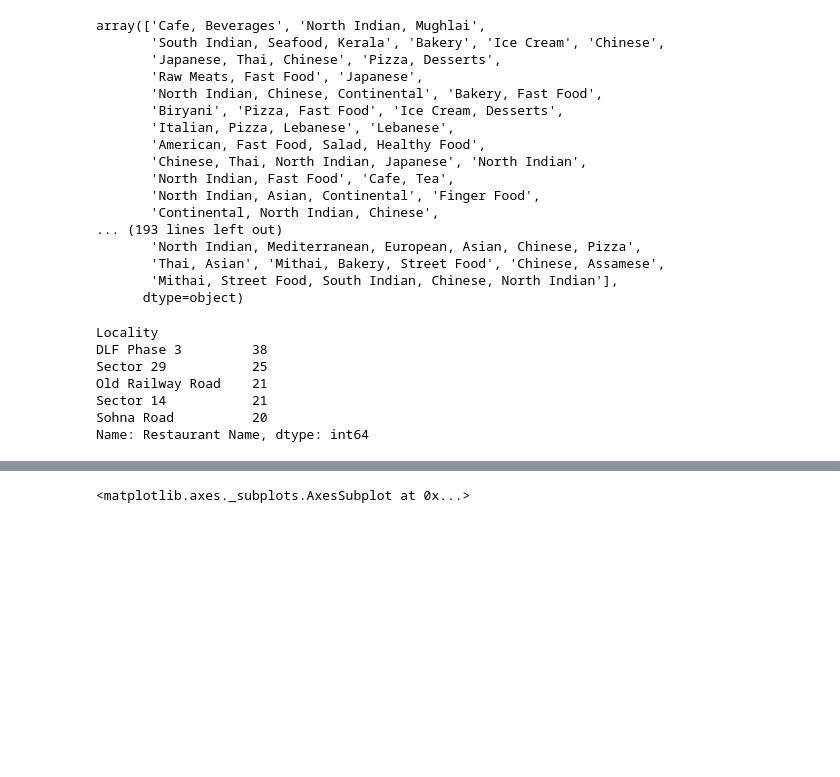
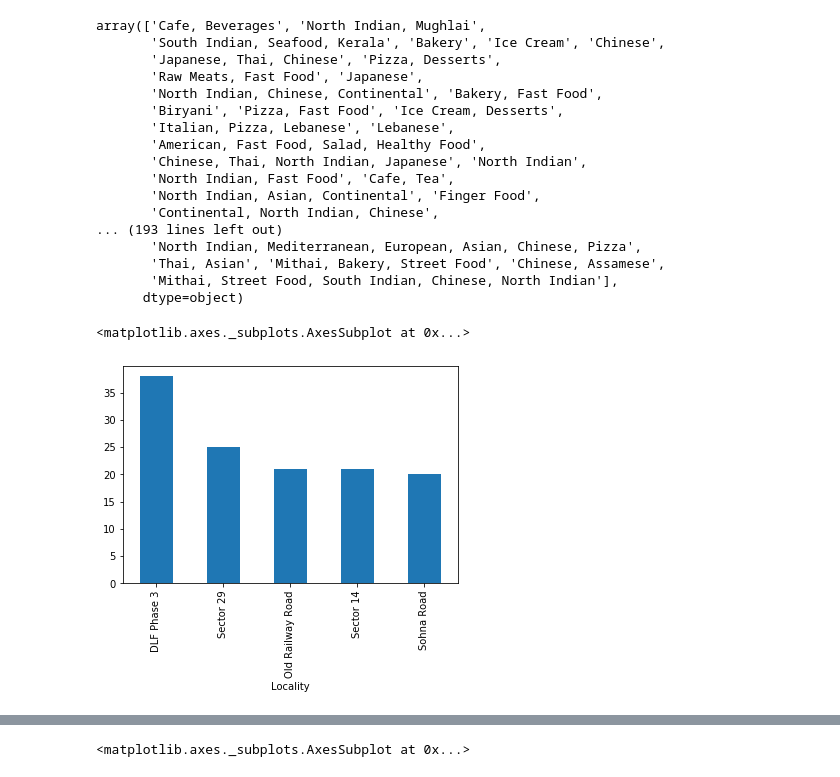
Before and after one commit to vivek-chauhan-1/Where-to-eat-, a Jupyter notebook: Gurgaon_food_places_clustering.ipynb, the cells around one changed output, grey strips where cells are left out. Cells and saved outputs as stored; diff of their text form; code cells hidden in the pictures; blank space fills up the shorter version.

```diff
--- a/Gurgaon_food_places_clustering.ipynb
+++ b/Gurgaon_food_places_clustering.ipynb
@@ -235,14 +236,9 @@ array(['Cafe, Beverages', 'North Indian, Mughlai',
       dtype=object)
 # %%
 #locality having maximum number of places which serve North Indian Cuisine
-df_Res[df_Res['Cuisines'].str.contains('North Indian')].groupby('Locality')['Restaurant Name'].count().nlargest(5)
+df_Res[df_Res['Cuisines'].str.contains('North Indian')].groupby('Locality')['Restaurant Name'].count().nlargest(5).plot(kind='bar')
 # %% [output]
-Locality
-DLF Phase 3         38
-Sector 29           25
-Old Railway Road    21
-Sector 14           21
-Sohna Road          20
-Name: Restaurant Name, dtype: int64
+<matplotlib.axes._subplots.AxesSubplot at 0x...>
+[figure, added]
 # %%
 #locality having minimum number of places which serve North Indian Cuisine
```
Also changed, not shown: parts of 14 cells of this notebook, 3 other files.
